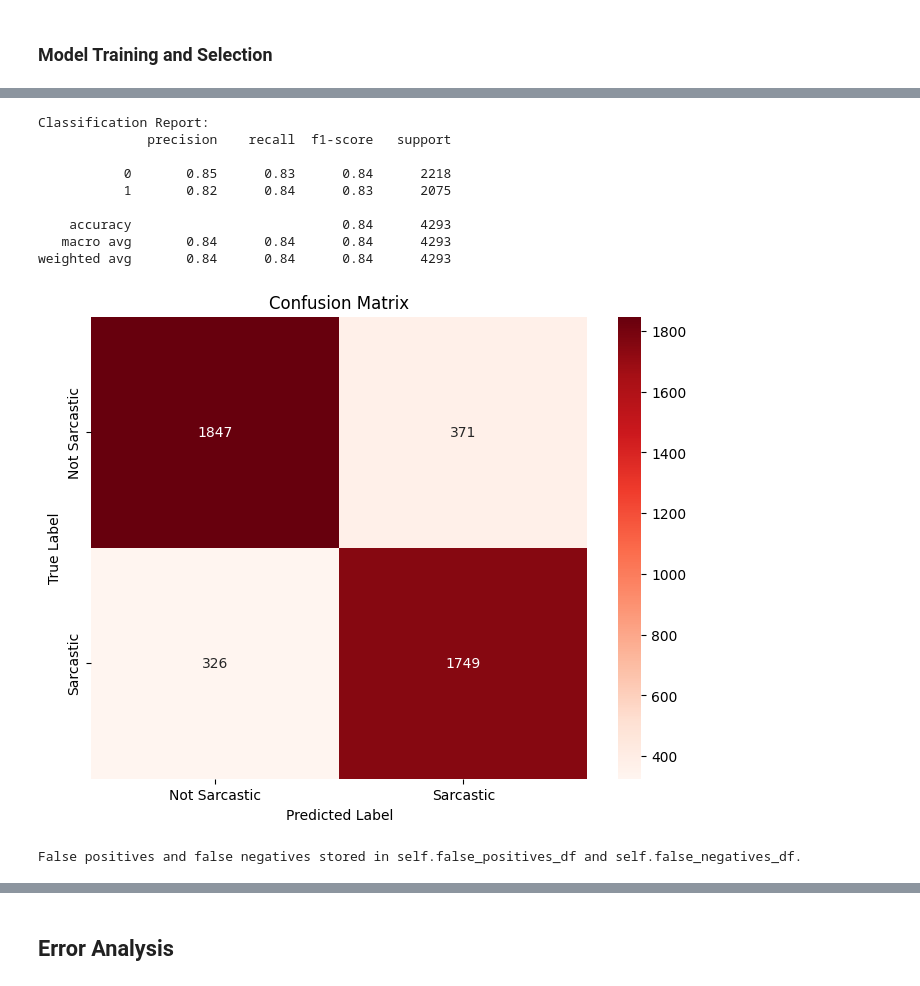
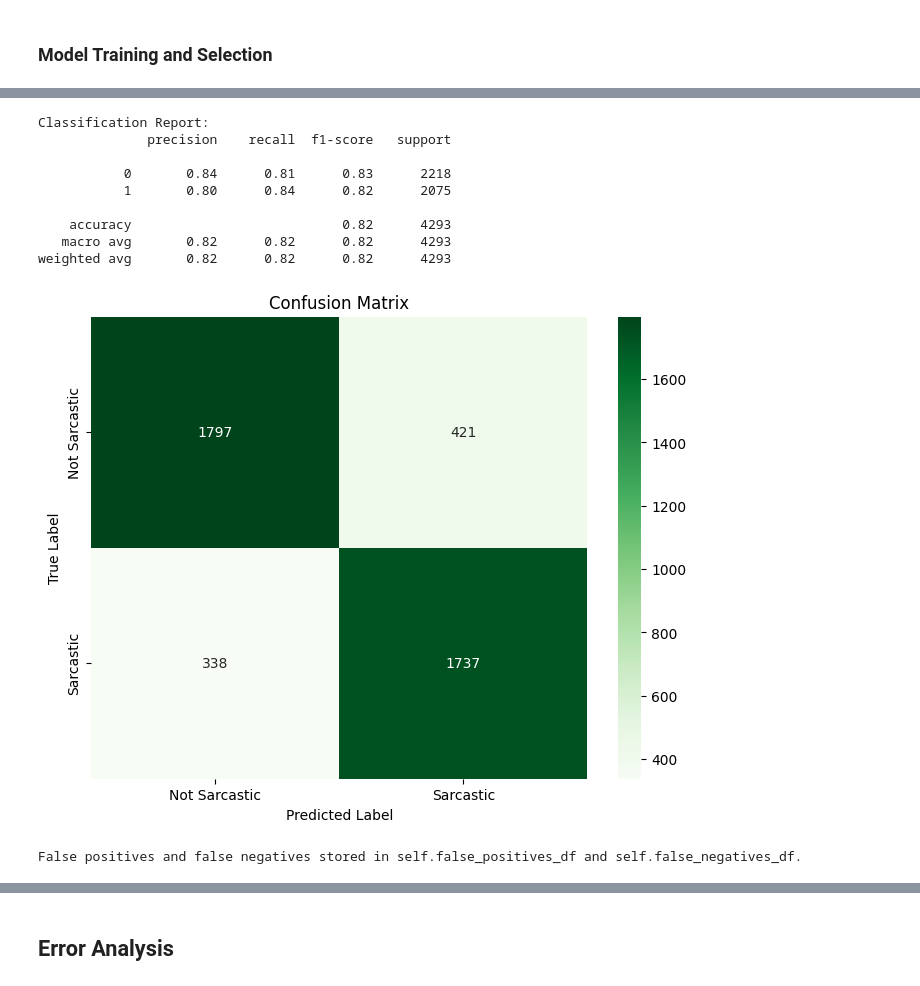
Before and after one commit to arianetemadi/snack-overflow, a Jupyter notebook: notebooks/M2-LR.ipynb, the cells around one changed output, grey strips where cells are left out. Cells and saved outputs as stored; diff of their text form; code cells hidden in the pictures.

```diff
--- a/notebooks/M2-LR.ipynb
+++ b/notebooks/M2-LR.ipynb
@@ -33,19 +46,19 @@ TypeError: LRClassifier.evaluate() missing 2 required positional arguments: 'X'
 # %%
 # fit logistic regression with TD-IDF vectorizer
-logreg_tfidf = LRClassifier(train_headlines, val_headlines, use_tfidf=True, remove_stopwords=False)
-logreg_tfidf.fit()
+logreg_tfidf = LRClassifier(use_tfidf=True, remove_stopwords=False)
+logreg_tfidf.fit(train_headlines)
 
 # Evaluate the model
-logreg_tfidf.evaluate(show_confusion_matrix=True)
+logreg_tfidf.evaluate(val_headlines,show_confusion_matrix=True)
 # %% [output]
 Classification Report:
               precision    recall  f1-score   support
 
-           0       0.85      0.83      0.84      2218
-           1       0.82      0.84      0.83      2075
+           0       0.84      0.81      0.83      2218
+           1       0.80      0.84      0.82      2075
 
-    accuracy                           0.84      4293
-   macro avg       0.84      0.84      0.84      4293
-weighted avg       0.84      0.84      0.84      4293
+    accuracy                           0.82      4293
+   macro avg       0.82      0.82      0.82      4293
+weighted avg       0.82      0.82      0.82      4293
-[figure, old version]
+[figure, new version]
 False positives and false negatives stored in self.false_positives_df and self.false_negatives_df.
```
Also changed, not shown: parts of 10 cells of this notebook, 56 other files.
